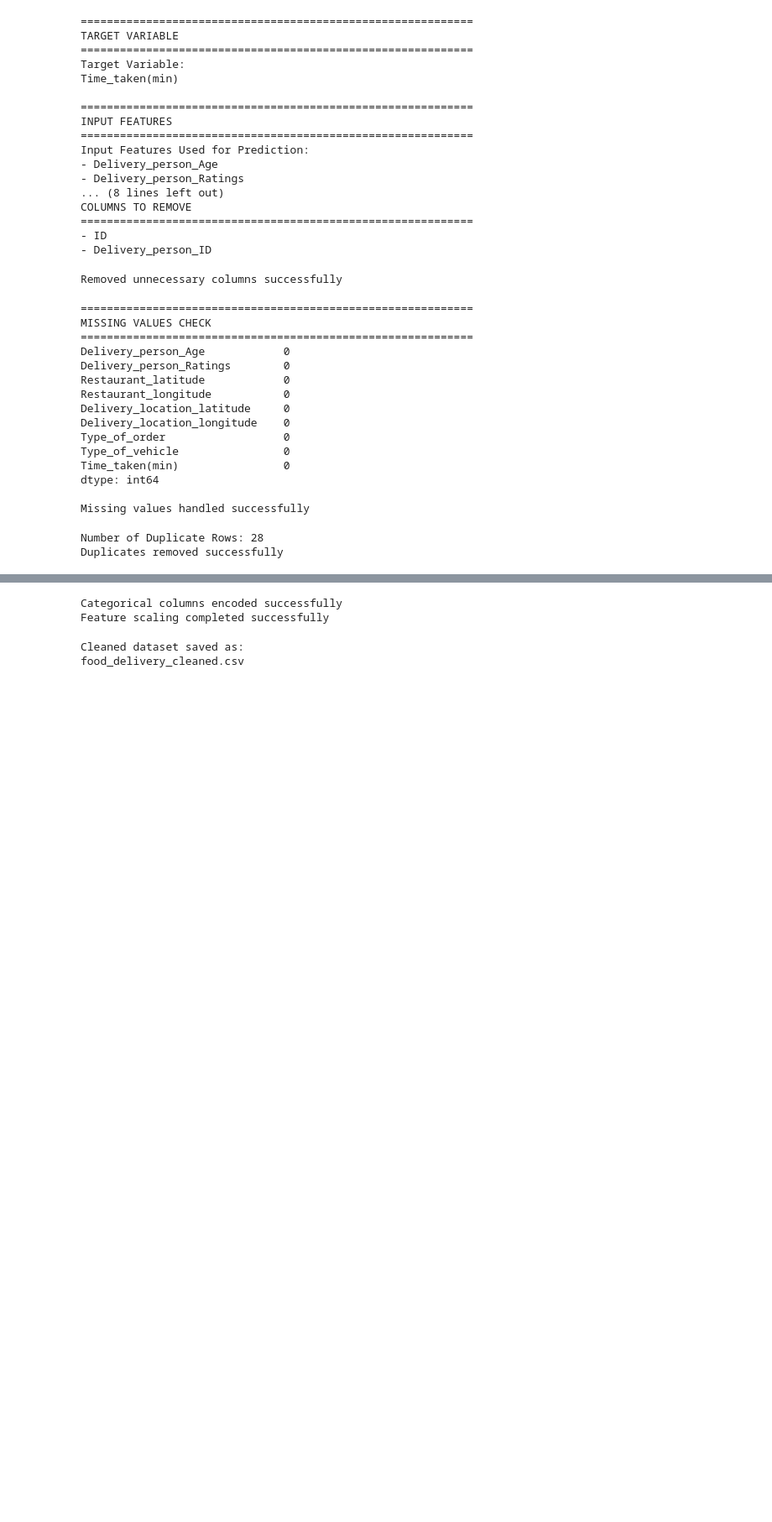
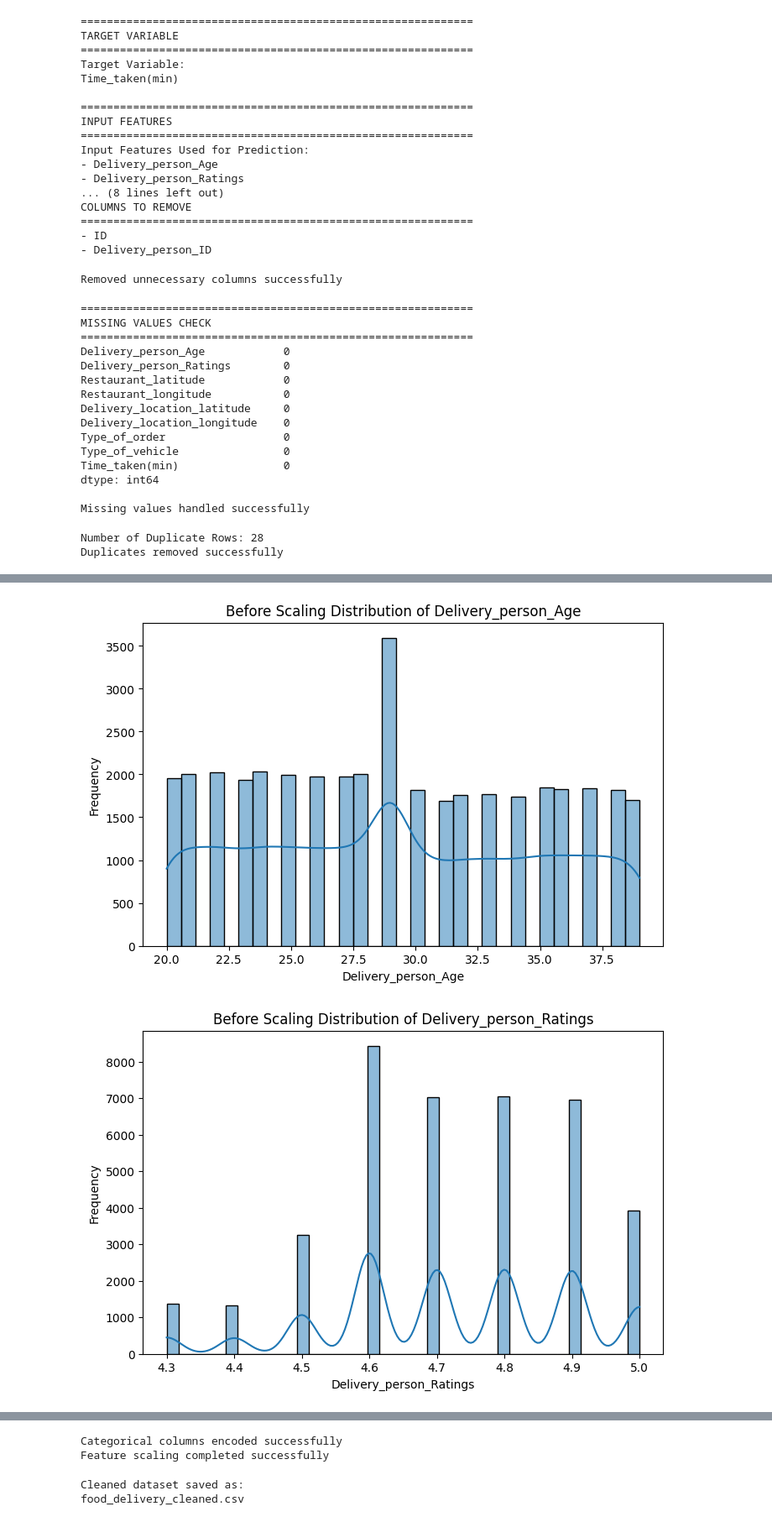
Before and after one commit to VIKR4NT10/dsmini2, a Jupyter notebook: exp.ipynb, the cells around one changed output, grey strips where cells are left out. Shown at 84% size. Saved outputs shown, nothing was run; the diff lists cells and outputs as text; code cells hidden in the pictures; blank space fills up the shorter version.

```diff
--- a/exp.ipynb
+++ b/exp.ipynb
@@ -264,0 +341,44 @@ Outliers handled using IQR method
+# %%
+# visualization before scaling
+
+numerical_columns = [
+    "Delivery_person_Age",
+    "Delivery_person_Ratings",
+    "Time_taken(min)",
+    "Distance_km"
+]
+
+# Histogram Visualization
+
+# Shows distribution of values before scaling
+
+for col in numerical_columns:
+    plt.figure(figsize=(8, 5))
+
+    sns.histplot(
+        df[col],
+        kde=True
+    )
+
+    plt.title(f"Before Scaling Distribution of {col}")
+    plt.xlabel(col)
+    plt.ylabel("Frequency")
+    plt.show()
+
+
+# Pairplot Visualization
+
+# Visual relationship between important features
+
+selected_columns = [
+    "Delivery_person_Age",
+    "Delivery_person_Ratings",
+    "Time_taken(min)"
+]
+
+sns.pairplot(df[selected_columns])
+
+plt.show()
+# %% [output]
+[figure, added]
+[figure, added]
```
Also changed, not shown: parts of 18 cells of this notebook, 1 other file.
